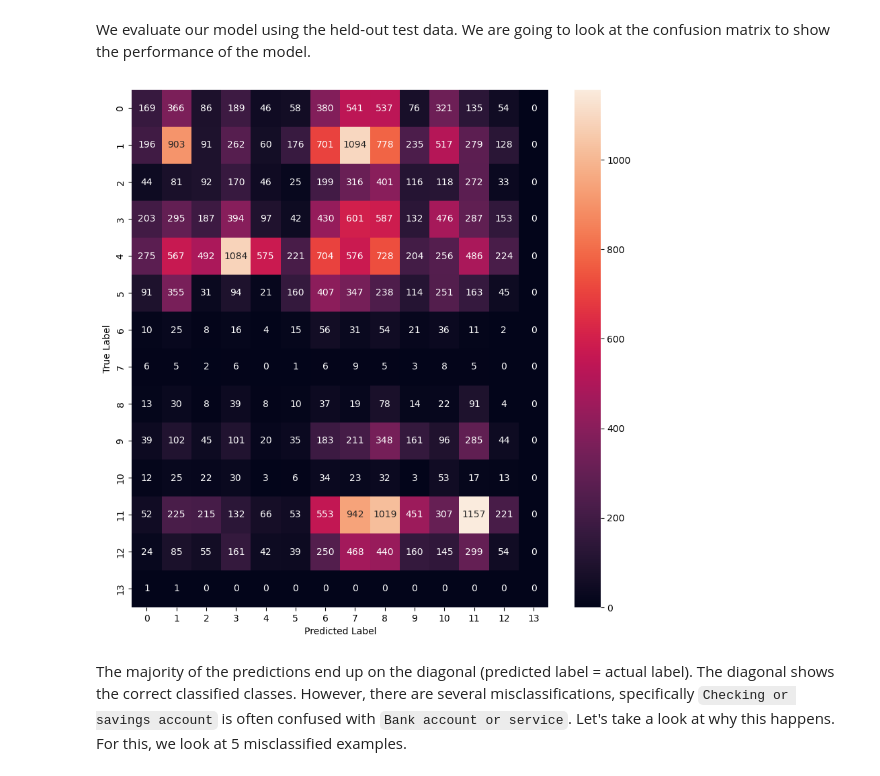
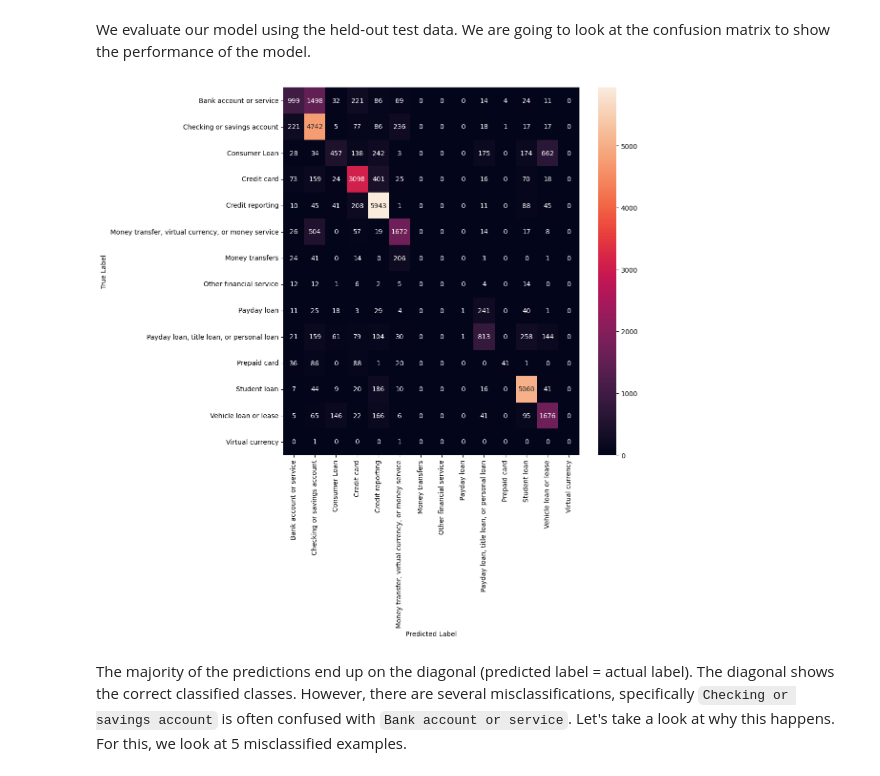
Before and after one commit to shreyanshu28/text-analysis, a Jupyter notebook: Assignment3/Yanxin_DSTA_assignment_3_students.ipynb, the cells around one changed output. Saved outputs shown, nothing was run; the diff lists cells and outputs as text; code cells hidden in the pictures.

```diff
--- a/Assignment3/Yanxin_DSTA_assignment_3_students.ipynb
+++ b/Assignment3/Yanxin_DSTA_assignment_3_students.ipynb
@@ -527,6 +585,12 @@ Y = df["product_id"]
+# %%
+df12 = df.reset_index()
+df_train = df12[['index','Product','narrative']]
+df_test = df12[['product_id']]
+df_train = df.narrative
+df_test = df.product_id
 # %%
-X_train, X_test, y_train, y_test, indices_train, indices_test =\
-     train_test_split(X,Y, df.index,test_size=0.2, random_state = 42)
+from sklearn.model_selection import train_test_split
+X_train, X_test, y_train, y_test, indices_train,indices_test = train_test_split(df_train,df_test, df.index,test_size=0.2, random_state=42)
 print(X_train.shape)
 print(X_test.shape)
 print(y_train.shape)
@@ -551,14 +615,12 @@ To perform any sort of classification task, we first need to convert our raw tex
 Keep in mind that the vectorizer should be trained **only** on the training data, and the test data should be transformed using the same model.
 # %%
 from sklearn.feature_extraction.text import TfidfVectorizer
-tfidf = TfidfVectorizer(lowercase=True,strip_accents='ascii',\
-    stop_words='english',min_df=10,norm='l2',encoding='Latin-1',\
-        smooth_idf=True,sublinear_tf=True,ngram_range = (1,2),max_features=10000)
+tfidf = TfidfVectorizer(lowercase=True,strip_accents='ascii',stop_words='english',min_df=10,norm='l2',encoding='Latin-1',smooth_idf=True,sublinear_tf=True,ngram_range = (1,2),max_features=10000)
 X_train = tfidf.fit_transform(X_train)
 X_train.shape # should be (132647, 10000)
 # %% [output]
 (132647, 10000)
 # %%
-X_test = tfidf.fit_transform(X_test)
-X_test.shape
+X_test1 = tfidf.transform(X_test)
+X_test1.shape
 # %% [output]
@@ -596,18 +671,23 @@ metrics.accuracy_score(y_test,y_pred)
 # %% [markdown]
 We evaluate our model using the held-out test data. We are going to look at the confusion matrix to show the performance of the model.
 # %%
+
 from sklearn.metrics import confusion_matrix
+import matplotlib.pyplot as plt
 import seaborn as sns
-y_pred = clf.predict(X_test)
-conf = metrics.confusion_matrix(y_test, y_pred)
+y_pred = clf.predict(X_test1)
+
+conf = confusion_matrix(y_test, y_pred) ### create the confusion matrix ###
 fig, ax = plt.subplots(figsize=(10, 10))
-sns.heatmap(conf, annot=True, fmt='d')
-
+sns.heatmap(conf, annot=True, fmt='d',
+            xticklabels=le_name_mapping1 , ###products names from the dictionary ###,
+            yticklabels=le_name_mapping1  ### products names from the dictionary###
+            )
 plt.ylabel('True Label')
 plt.xlabel('Predicted Label')
 plt.show()
 # %% [output]
-[figure, old version]
+[figure, new version]
 # %% [markdown]
 The majority of the predictions end up on the diagonal (predicted label = actual label). The diagonal shows the correct classified classes. However, there are several misclassifications, specifically `Checking or savings account` is often confused with `Bank account or service`. Let's take a look at why this happens. For this, we look at 5 misclassified examples.
 # %%
```
Also changed, not shown: parts of 58 cells of this notebook.
